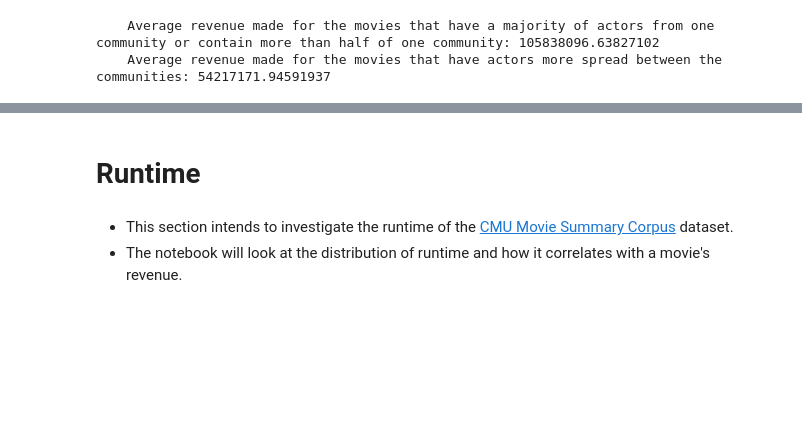
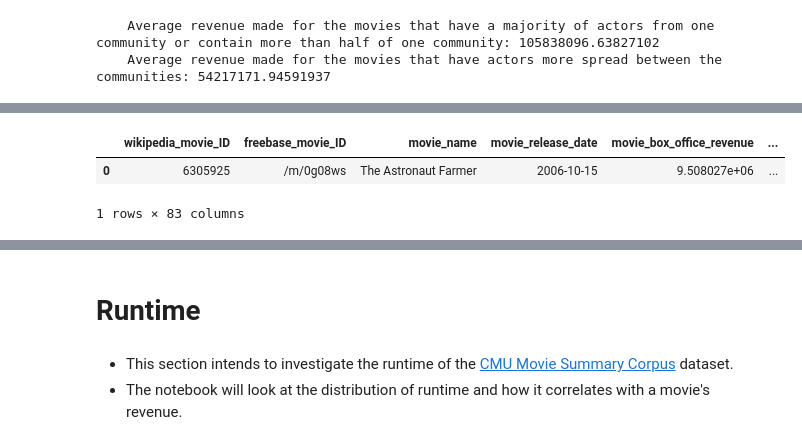
Before and after one commit to epfl-ada/ada-2022-project-teambadass, a Jupyter notebook: torkel-3.0.ipynb, the cells around one changed output, grey strips where cells are left out. Saved outputs shown, nothing was run; the diff lists cells and outputs as text; code cells hidden in the pictures; blank space fills up the shorter version.

```diff
--- a/torkel-3.0.ipynb
+++ b/torkel-3.0.ipynb
@@ -1124,0 +1118,27 @@ print(
+# %%
+# Create a new column in each dataframe to indicate whether the movie has a majority of actors from one community or not
+majority_community_movies_df['majority_community'] = 1
+spread_community_movies_df['majority_community'] = 0
+
+# Concatenate the two dataframes
+community_movies_df = pd.concat([majority_community_movies_df, spread_community_movies_df])
+
+# add the necesary columns to the dataframe to perform matching
+# add column for number of languages
+community_movies_df['num_languages'] = community_movies_df['movie_languages'].apply(get_num_elements)
+
+# add column for number of countries
+community_movies_df['num_countries'] = community_movies_df['movie_countries'].apply(get_num_elements)
+
+# convert genres to dictionary
+community_movies_df['movie_genres'] = community_movies_df['movie_genres'].apply(ast.literal_eval)
+
+# reset index
+community_movies_df.reset_index(inplace=True), community_movies_df.drop('index', axis=1, inplace=True)
+
+# print the results
+community_movies_df.head(1)
+# %% [output]
+|  | wikipedia_movie_ID | freebase_movie_ID | movie_name | movie_release_date | movie_box_office_revenue | ... |
+| 0 | 6305925 | /m/0g08ws | The Astronaut Farmer | 2006-10-15 | 9.508027e+06 | ... |
+1 rows × 83 columns
```
Also changed, not shown: parts of 84 cells of this notebook.
